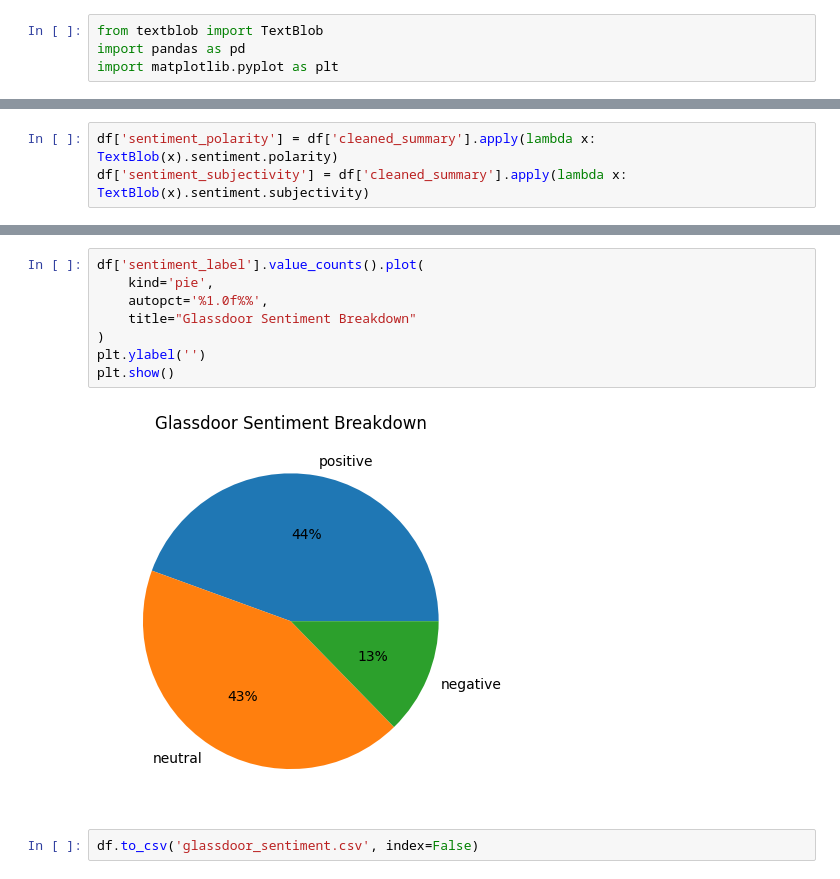
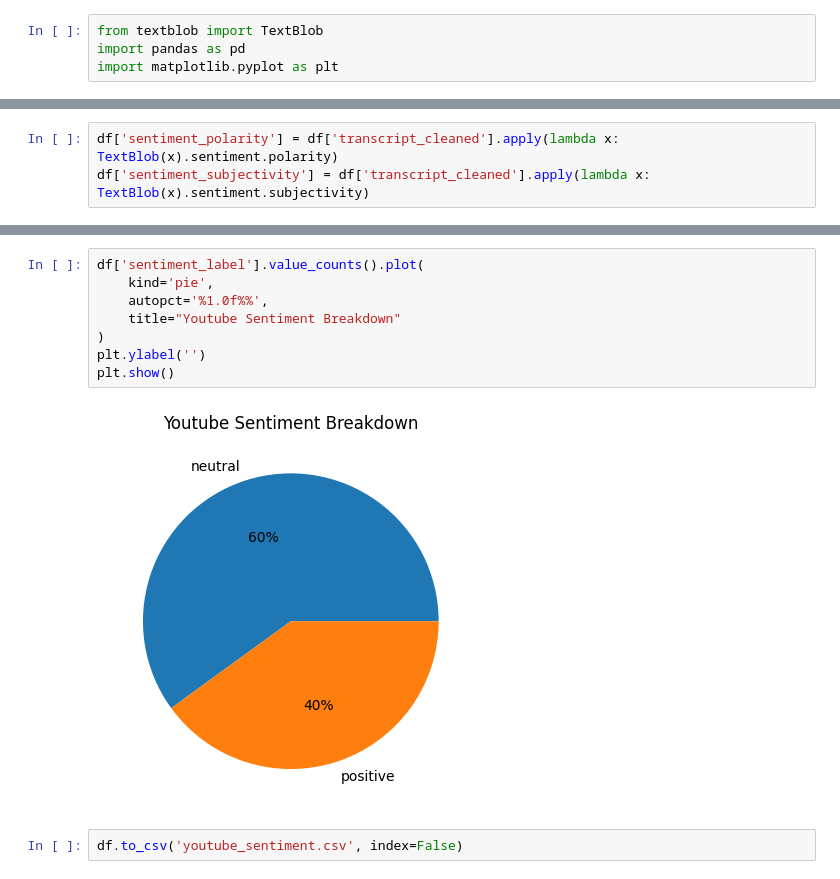
Before and after one commit to Joanachoong/Externship, a Jupyter notebook: Youtube_Sample_Sentiment_Analysis.ipynb, the cells around one changed output, grey strips where cells are left out. Drawn from its saved outputs; the diff is of its cells as text.

Commit message:
update latest code for youtube sentimemnt anlaysis

```diff
--- a/Youtube_Sample_Sentiment_Analysis.ipynb
+++ b/Youtube_Sample_Sentiment_Analysis.ipynb
@@ -33,6 +26,6 @@ df
 # %%
-df['sentiment_polarity'] = df['cleaned_summary'].apply(lambda x: TextBlob(x).sentiment.polarity)
-df['sentiment_subjectivity'] = df['cleaned_summary'].apply(lambda x: TextBlob(x).sentiment.subjectivity)
+df['sentiment_polarity'] = df['transcript_cleaned'].apply(lambda x: TextBlob(x).sentiment.polarity)
+df['sentiment_subjectivity'] = df['transcript_cleaned'].apply(lambda x: TextBlob(x).sentiment.subjectivity)
 # %%
 def label_sentiment(score):
     if score > 0.1:
@@ -68,12 +54,12 @@ plt.show()
 # %%
 df['sentiment_label'].value_counts().plot(
     kind='pie',
     autopct='%1.0f%%',
-    title="Glassdoor Sentiment Breakdown"
+    title="Youtube Sentiment Breakdown"
 )
 plt.ylabel('')
 plt.show()
 # %% [output]
-[figure, old version]
+[figure, new version]
 # %%
-df.to_csv('glassdoor_sentiment.csv', index=False)
+df.to_csv('youtube_sentiment.csv', index=False)
```
Also changed, not shown: parts of 3 cells of this notebook.
